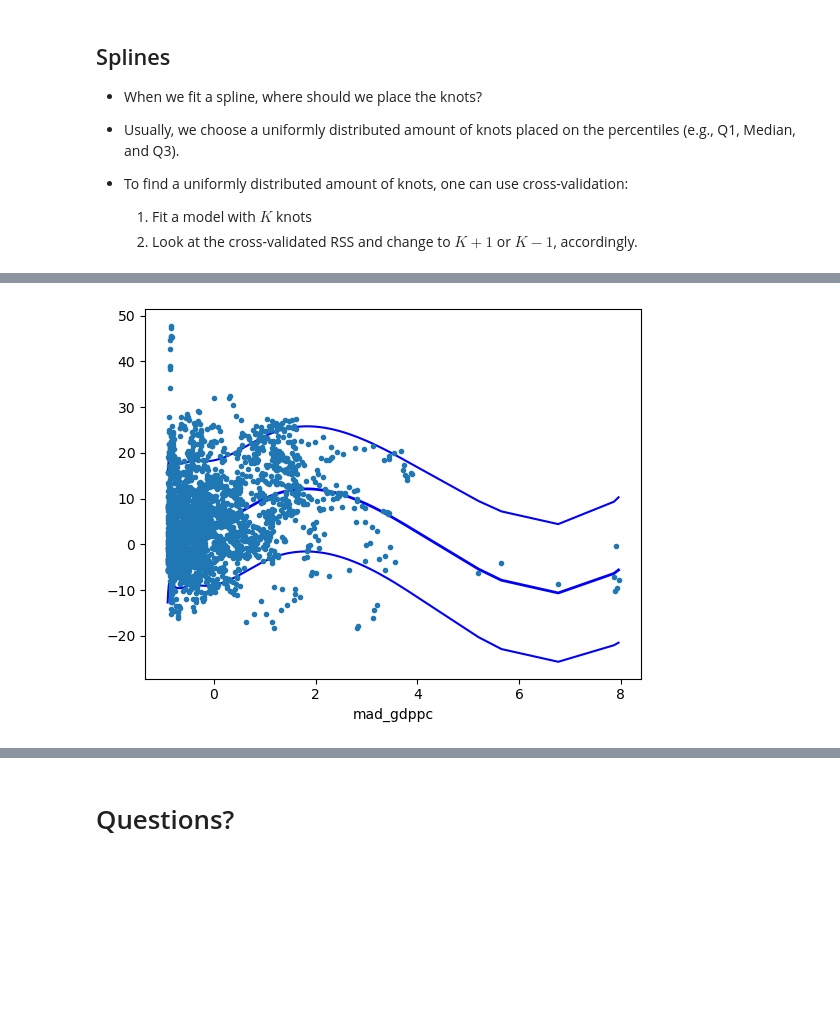
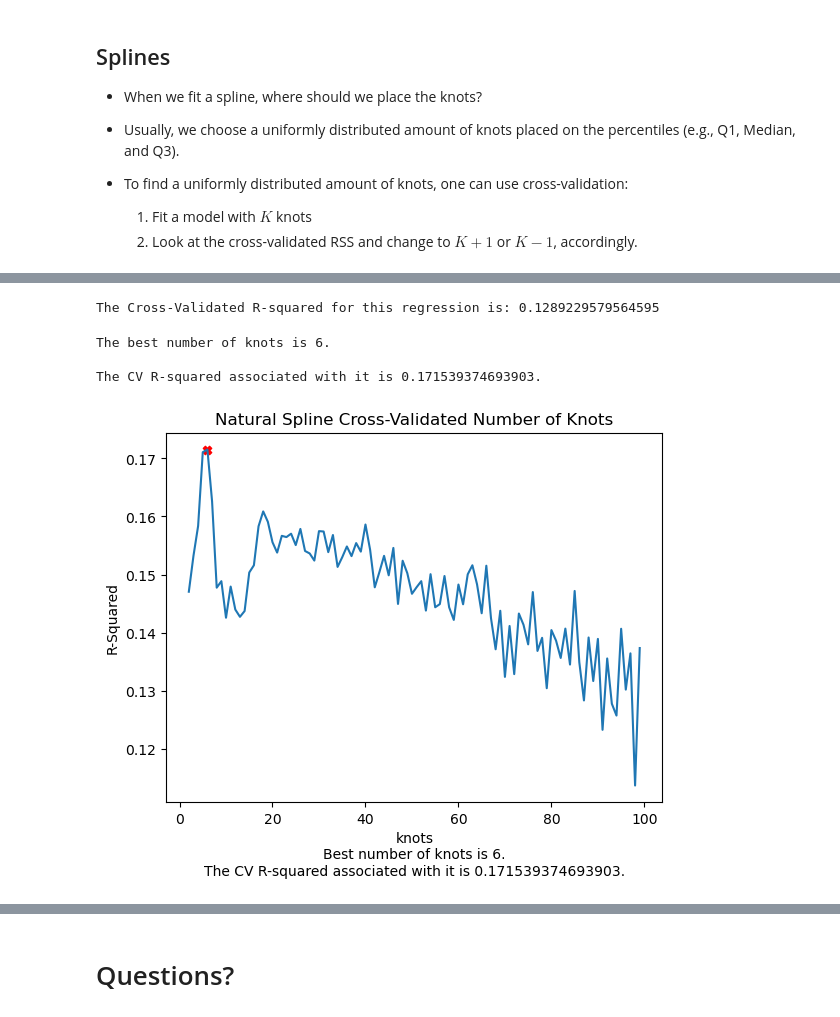
Before and after one commit to umbertomig/POLI175public, a Jupyter notebook: lectures/lecture17.ipynb, the cells around one changed output, grey strips where cells are left out. Drawn from its saved outputs; the diff is of its cells as text; code cells hidden in the pictures; blank space fills up the shorter version.

```diff
--- a/lectures/lecture17.ipynb
+++ b/lectures/lecture17.ipynb
@@ -324,15 +279,0 @@ The Cross-Validated R-squared for this regression is: 0.3132722031720993
-# %%
-## Natural Splines: picking the best number of knots
-meanr2 = []
-knots = []
-for i in range(2, 100):
-    knots.append(i)
-    splines = SplineTransformer(n_knots = i, degree = 3,
-                                knots = 'quantile', extrapolation = 'linear')
-    X_full = splines.set_output(transform = 'pandas').fit_transform(X_zed)
-    cv = KFold(n_splits = 10, shuffle = True)
-    reg = LinearRegression()
-    r2s = cross_val_score(reg, X_full, y, scoring = 'r2', cv = cv, n_jobs = -1)
-    meanr2.append(np.mean(r2s))
-
-print('Best number of knots is {a}.\nThe CV R-squared associated with it is {b}.'.format(a = str(knots[meanr2.index(max(meanr2))]), b = str(max(meanr2))))
@@ -449,6 +280,46 @@ plt.show()
-# %%
-## GDP per capita
-resgam.plot_partial(3, cpr = True)
-plt.show()
-# %% [output]
-[figure, removed]
+# %%
+## Natural Splines
+splines = SplineTransformer(n_knots = 5,
+                            degree = 3,
+                            knots = 'quantile',
+                            extrapolation = 'linear')
+
+X_full = splines.set_output(transform = 'pandas').fit_transform(X_zed)
+cv = KFold(n_splits = 10, shuffle = True)
+reg = LinearRegression()
+r2s = cross_val_score(reg, X_full, y,
+                      scoring = 'r2',
+                      cv = cv, n_jobs = -1)
+print('The Cross-Validated R-squared for this regression is: ' + str(np.mean(r2s)))
+# %% [output]
+The Cross-Validated R-squared for this regression is: 0.1289229579564595
+# %%
+## Natural Splines: picking the best number of knots
+scores = []
+knots = []
+X_train, X_test, y_train, y_test = train_test_split(X_zed, y, test_size = 0.2)
+for i in range(2, 100):
+    knots.append(i)
+    splines = SplineTransformer(n_knots = i, degree = 3,
+                                knots = 'quantile', extrapolation = 'linear')
+    X_trainstep = splines.set_output(transform = 'pandas').fit_transform(X_train)
+    X_teststep =  splines.set_output(transform = 'pandas').fit_transform(X_test)
+    reg = LinearRegression().fit(X_trainstep, y_train)
+    score = reg.score(X_teststep, y_test)
+    scores.append(score)
+
+print('The best number of knots is {a}.\n\nThe CV R-squared associated with it is {b}.'.format(a = str(knots[scores.index(max(scores))]), b = str(max(scores))))
+# %% [output]
+The best number of knots is 6.
+
+The CV R-squared associated with it is 0.171539374693903.
+# %%
+## Natural Splines: picking the best number of knots
+sns.lineplot(x = knots, y = scores)
+plt.title('Natural Spline Cross-Validated Number of Knots')
+plt.xlabel('knots\n' + 'Best number of knots is {a}.\nThe CV R-squared associated with it is {b}.'.format(a = str(knots[scores.index(max(scores))]), b = str(max(scores))))
+plt.ylabel('R-Squared')
+plt.scatter(knots[scores.index(max(scores))], max(scores), marker='X', color = 'red')
+plt.show()
+# %% [output]
+[figure, added]
```
Also changed, not shown: parts of 52 cells of this notebook, 5 other files.
